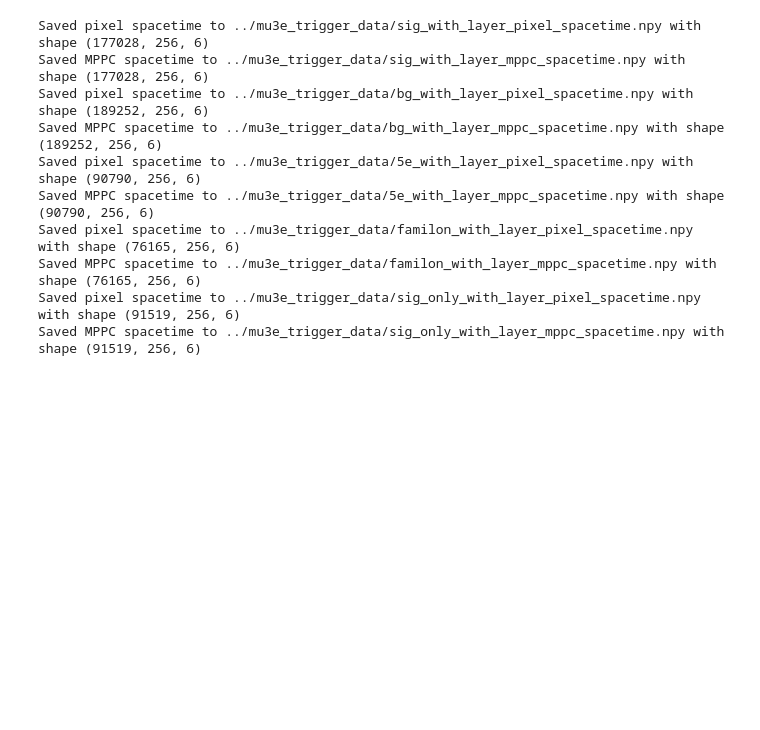
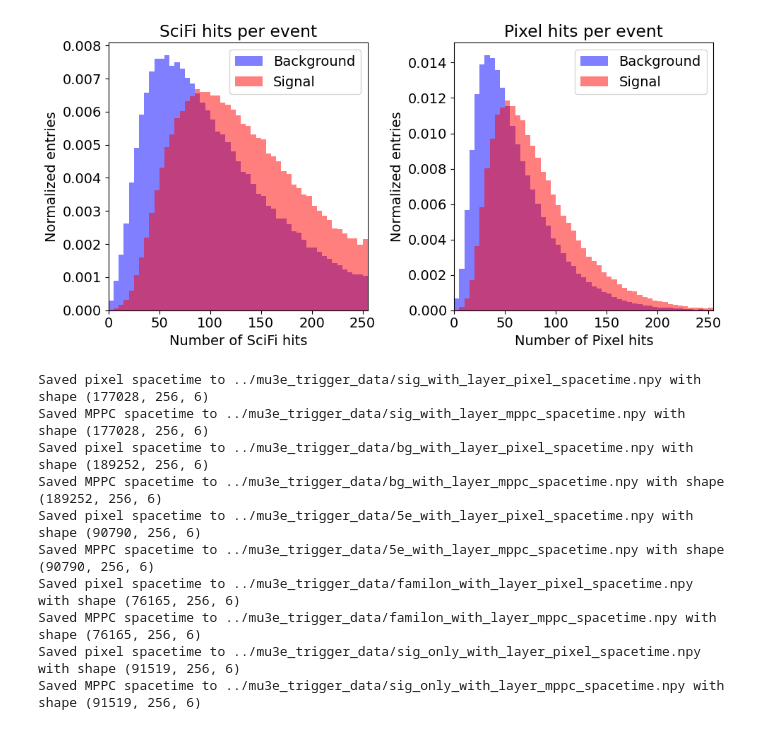
Before and after one commit to makoeppel/mu3e_gnn_trigger, a Jupyter notebook: notebooks_feature_plotting/data_preprocess.ipynb, the cells around one changed output. Cells and saved outputs as stored; diff of their text form; code cells hidden in the pictures; blank space fills up the shorter version.

```diff
--- a/notebooks_feature_plotting/data_preprocess.ipynb
+++ b/notebooks_feature_plotting/data_preprocess.ipynb
@@ -23,3 +51,55 @@ HIT_COUNT_CUTOFF = 256
+# %%
+plt.rcParams.update({'font.size': 14})
+fig, ax = plt.subplots(1, 2, figsize=(10, 5))
+ax[0].hist(
+    bg_number_mppc_hits,
+    bins=np.arange(0, HIT_COUNT_CUTOFF, 5),
+    label="Background",
+    density=True,
+    color="blue",
+    alpha=0.5,
+)
+ax[0].hist(
+    sig_number_mppc_hits,
+    bins=np.arange(0, HIT_COUNT_CUTOFF, 5),
+    label="Signal",
+    density=True,
+    color="red",
+    alpha=0.5,
+)
+ax[0].set_xlabel("Number of SciFi hits")
+ax[0].set_ylabel("Normalized entries")
+ax[0].legend()
+ax[0].set_title("SciFi hits per event")
+ax[0].set_xlim(0, (HIT_COUNT_CUTOFF//5)*5)
+
+ax[1].hist(
+    bg_number_pixel_hits,
+    bins=np.arange(0, HIT_COUNT_CUTOFF, 5),
+    label="Background",
+    density=True,
+    color="blue",
+    alpha=0.5,
+
+)
+ax[1].hist(
+    sig_number_pixels_hits,
+    bins=np.arange(0, HIT_COUNT_CUTOFF, 5),
+    label="Signal",
+    density=True,
+    color="red",
+    alpha=0.5,
+)
+ax[1].set_xlabel("Number of Pixel hits")
+ax[1].set_ylabel("Normalized entries")
+ax[1].legend()
+ax[1].set_title("Pixel hits per event")
+ax[1].set_xlim(0, (HIT_COUNT_CUTOFF//5)*5)
+plt.tight_layout()
+plt.savefig(f"{DATA_DIR}/hit_multiplicity.png")
+plt.show()
+# %% [output]
+[figure, added]
 # %%
 from src.data_preparation import convert_root_to_npy, get_image_slices_from_root
 # %%
```
Also changed, not shown: parts of 1 cell of this notebook, 8 other files.
